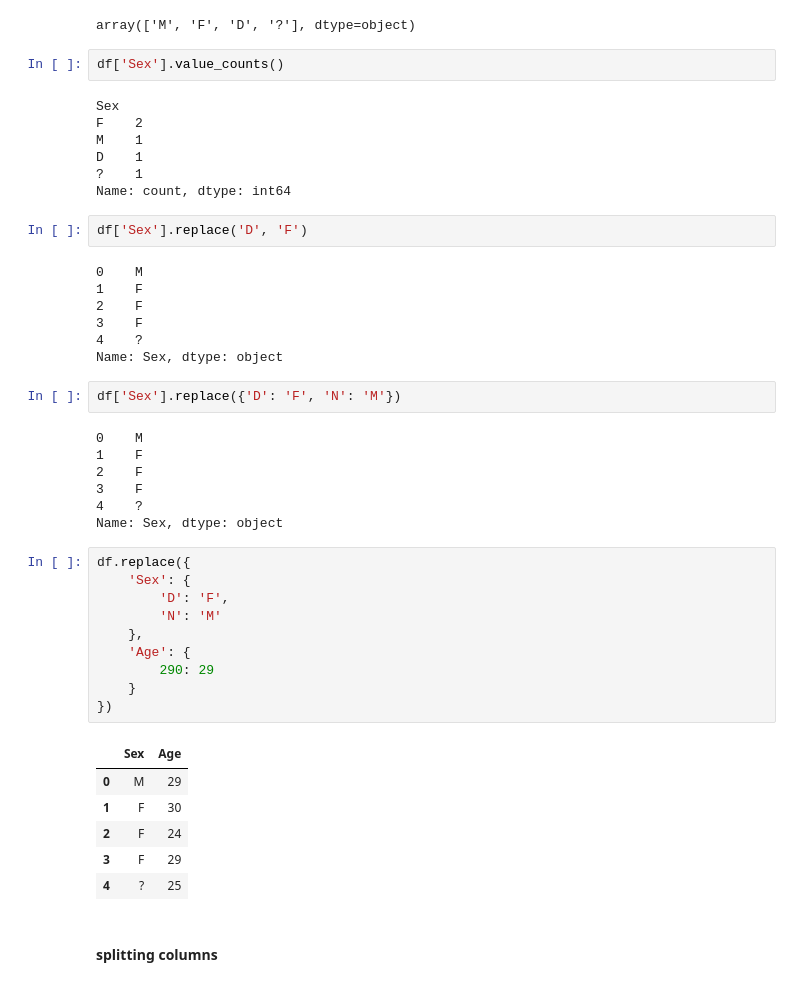
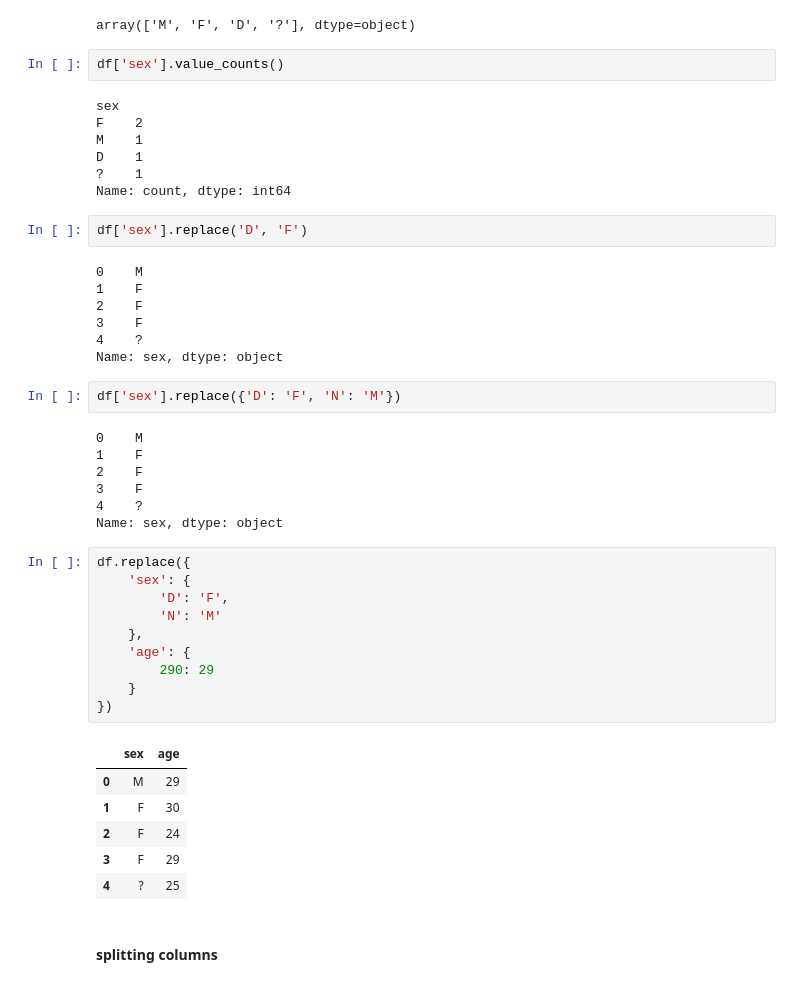
Before and after one commit to depa-tto/Python-course, a Jupyter notebook: ds_course.ipynb, the cells around one changed output. Drawn from its saved outputs; the diff is of its cells as text.

```diff
--- a/ds_course.ipynb
+++ b/ds_course.ipynb
@@ -2783,44 +2783,44 @@ df['sex'].unique()
 # %% [output]
 array(['M', 'F', 'D', '?'], dtype=object)
 # %%
-df['Sex'].value_counts()
+df['sex'].value_counts()
 # %% [output]
-Sex
+sex
 F    2
 M    1
 D    1
 ?    1
 Name: count, dtype: int64
 # %%
-df['Sex'].replace('D', 'F')
+df['sex'].replace('D', 'F')
 # %% [output]
 0    M
 1    F
 2    F
 3    F
 4    ?
-Name: Sex, dtype: object
+Name: sex, dtype: object
 # %%
-df['Sex'].replace({'D': 'F', 'N': 'M'})
+df['sex'].replace({'D': 'F', 'N': 'M'})
 # %% [output]
 0    M
 1    F
 2    F
 3    F
 4    ?
-Name: Sex, dtype: object
+Name: sex, dtype: object
 # %%
 df.replace({
-    'Sex': {
+    'sex': {
         'D': 'F',
         'N': 'M'
     },
-    'Age': {
+    'age': {
         290: 29
     }
 })
 # %% [output]
-|  | Sex | Age |
+|  | sex | age |
 | 0 | M | 29 |
 | 1 | F | 30 |
 | 2 | F | 24 |
```
Also changed, not shown: parts of 34 cells of this notebook, 2 other files.
